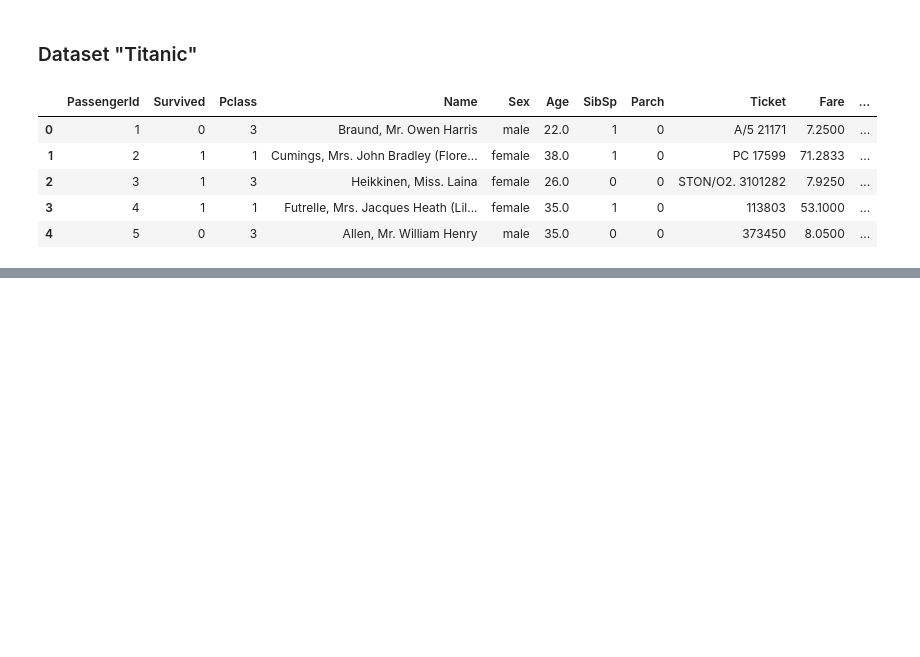
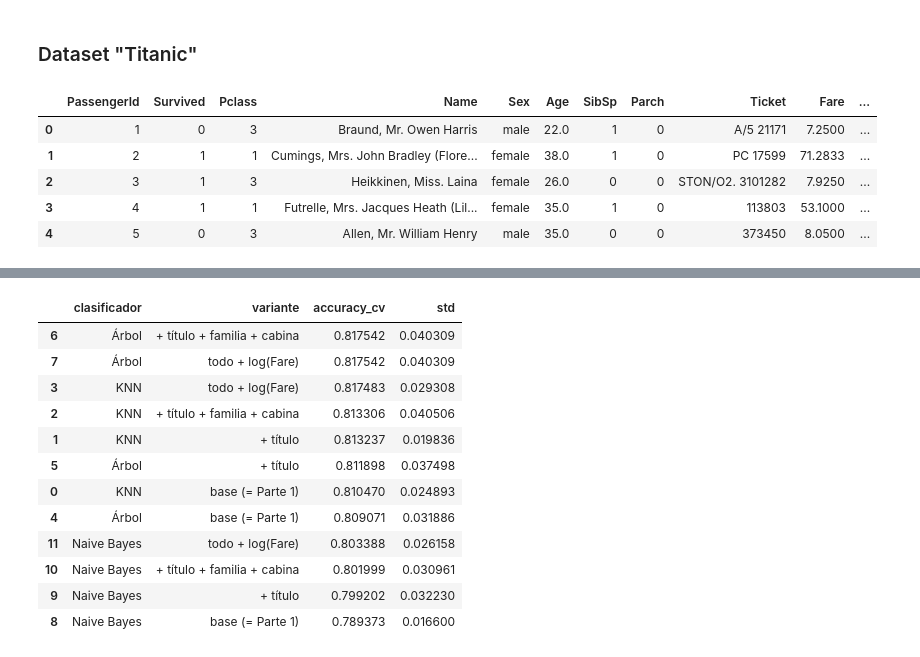
Before and after one commit to MartinDido100/ciencia-de-datos, a Jupyter notebook: ToolsTitanic.ipynb, the cells around one changed output, grey strips where cells are left out. Cells and saved outputs as stored; diff of their text form; code cells hidden in the pictures; blank space fills up the shorter version.

```diff
--- a/ToolsTitanic.ipynb
+++ b/ToolsTitanic.ipynb
@@ -47,0 +253,66 @@ dtype: float64
+# %%
+from sklearn.compose import make_column_selector
+from sklearn.naive_bayes import GaussianNB
+from sklearn.model_selection import cross_val_score
+
+
+def armar_pipeline(clf, escalar=True, **features):
+    pasos_num = [("imputer", SimpleImputer(strategy="median"))]
+    if escalar:
+        pasos_num.append(("scaler", StandardScaler()))
+
+    # Selección por tipo: las columnas nuevas entran solas en num o cat
+    prep = ColumnTransformer([
+        ("num", Pipeline(pasos_num), make_column_selector(dtype_include="number")),
+        ("cat", pipe_cat, make_column_selector(dtype_include="object")),
+    ], sparse_threshold=0)  # GaussianNB no acepta matrices sparse
+
+    return Pipeline([
+        ("features", TitanicFeatures(**features)),
+        ("prep", prep),
+        ("clf", clf),
+    ])
+
+
+clasificadores = {
+    # nombre: (clasificador, escalar)
+    "KNN": (KNeighborsClassifier(n_neighbors=5), True),
+    "Árbol": (DecisionTreeClassifier(max_depth=3, random_state=42), False),
+    "Naive Bayes": (GaussianNB(), True),
+}
+
+variantes = {
+    "base (= Parte 1)": dict(titulo=False, familia=False, cabina=False),
+    "+ título": dict(titulo=True, familia=False, cabina=False),
+    "+ título + familia + cabina": dict(),
+    "todo + log(Fare)": dict(log_fare=True),
+}
+
+resultados = []
+for nombre_clf, (clf, escalar) in clasificadores.items():
+    for nombre_var, params in variantes.items():
+        pipe = armar_pipeline(clf, escalar, **params)
+        scores = cross_val_score(pipe, X_train, y_train, cv=5, scoring="accuracy")
+        resultados.append({
+            "clasificador": nombre_clf,
+            "variante": nombre_var,
+            "accuracy_cv": scores.mean(),
+            "std": scores.std(),
+        })
+
+tabla = pd.DataFrame(resultados).sort_values("accuracy_cv", ascending=False)
+tabla
+# %% [output]
+|  | clasificador | variante | accuracy_cv | std |
+| 6 | Árbol | + título + familia + cabina | 0.817542 | 0.040309 |
+| 7 | Árbol | todo + log(Fare) | 0.817542 | 0.040309 |
+| 3 | KNN | todo + log(Fare) | 0.817483 | 0.029308 |
+| 2 | KNN | + título + familia + cabina | 0.813306 | 0.040506 |
+| 1 | KNN | + título | 0.813237 | 0.019836 |
+| 5 | Árbol | + título | 0.811898 | 0.037498 |
+| 0 | KNN | base (= Parte 1) | 0.810470 | 0.024893 |
+| 4 | Árbol | base (= Parte 1) | 0.809071 | 0.031886 |
+| 11 | Naive Bayes | todo + log(Fare) | 0.803388 | 0.026158 |
+| 10 | Naive Bayes | + título + familia + cabina | 0.801999 | 0.030961 |
+| 9 | Naive Bayes | + título | 0.799202 | 0.032230 |
+| 8 | Naive Bayes | base (= Parte 1) | 0.789373 | 0.016600 |
```
Also changed, not shown: parts of 12 cells of this notebook.
